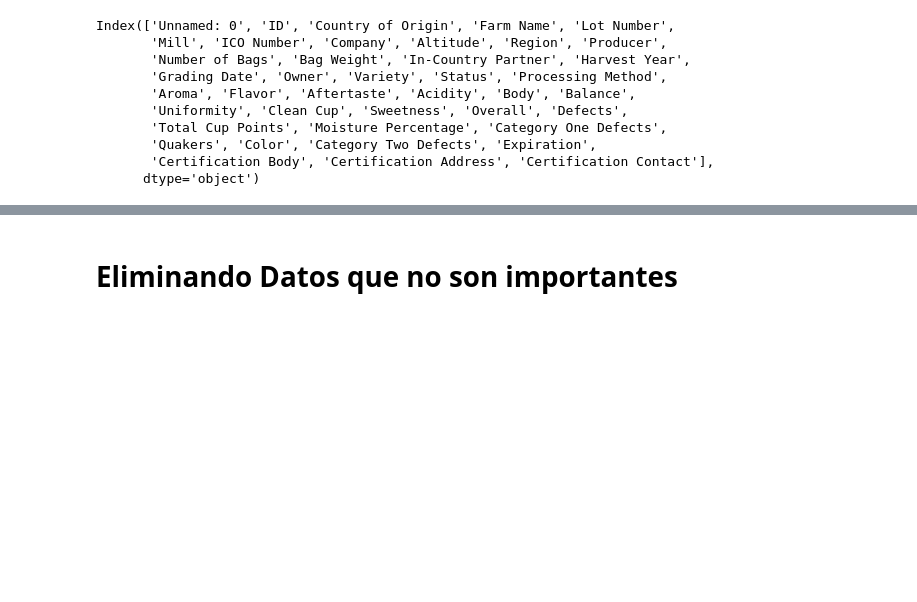
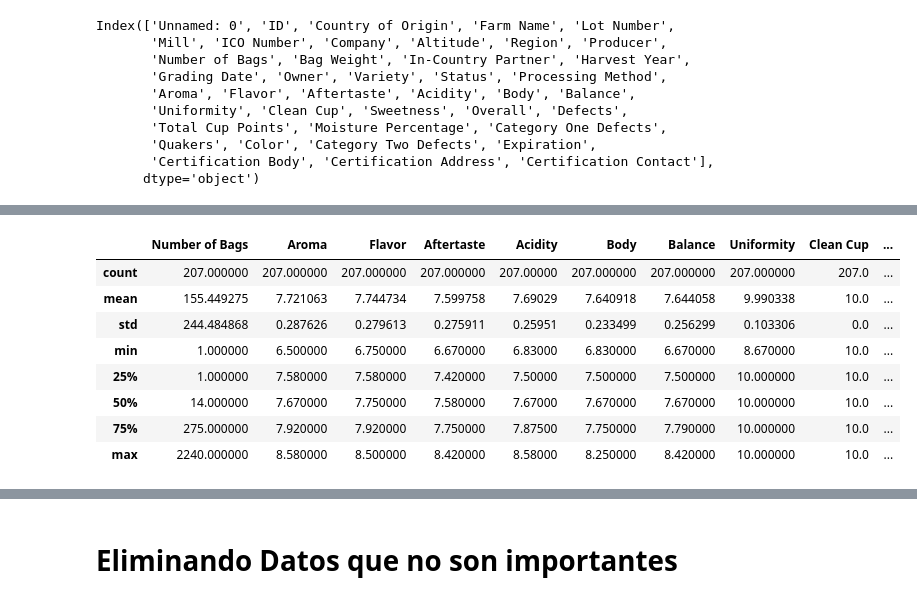
Before and after one commit to QuiqueCov/Maestria, a Jupyter notebook: GranosDeCafe.ipynb, the cells around one changed output, grey strips where cells are left out. Cells and saved outputs as stored; diff of their text form; code cells hidden in the pictures; blank space fills up the shorter version.

```diff
--- a/GranosDeCafe.ipynb
+++ b/GranosDeCafe.ipynb
@@ -82,0 +126,2 @@ Index(['Unnamed: 0', 'ID', 'Country of Origin', 'Farm Name', 'Lot Number',
+# %%
+df = data.copy()
@@ -82,0 +144,3 @@ Index(['Unnamed: 0', 'ID', 'Country of Origin', 'Farm Name', 'Lot Number',
+# %%
+# Eliminando las primeras 2 columnas que creo que no sirven para mi analisis
+df = df.drop(columns = ['Unnamed: 0', 'ID'])
@@ -82,0 +158,13 @@ Index(['Unnamed: 0', 'ID', 'Country of Origin', 'Farm Name', 'Lot Number',
+# %%
+# ahora volvere a inspeccionar el dataset
+df.describe()
+# %% [output]
+|  | Number of Bags | Aroma | Flavor | Aftertaste | Acidity | Body | Balance | Uniformity | Clean Cup | ... |
+| count | 207.000000 | 207.000000 | 207.000000 | 207.000000 | 207.00000 | 207.000000 | 207.000000 | 207.000000 | 207.0 | ... |
+| mean | 155.449275 | 7.721063 | 7.744734 | 7.599758 | 7.69029 | 7.640918 | 7.644058 | 9.990338 | 10.0 | ... |
+| std | 244.484868 | 0.287626 | 0.279613 | 0.275911 | 0.25951 | 0.233499 | 0.256299 | 0.103306 | 0.0 | ... |
+| min | 1.000000 | 6.500000 | 6.750000 | 6.670000 | 6.83000 | 6.830000 | 6.670000 | 8.670000 | 10.0 | ... |
+| 25% | 1.000000 | 7.580000 | 7.580000 | 7.420000 | 7.50000 | 7.500000 | 7.500000 | 10.000000 | 10.0 | ... |
+| 50% | 14.000000 | 7.670000 | 7.750000 | 7.580000 | 7.67000 | 7.670000 | 7.670000 | 10.000000 | 10.0 | ... |
+| 75% | 275.000000 | 7.920000 | 7.920000 | 7.750000 | 7.87500 | 7.750000 | 7.790000 | 10.000000 | 10.0 | ... |
+| max | 2240.000000 | 8.580000 | 8.500000 | 8.420000 | 8.58000 | 8.250000 | 8.420000 | 10.000000 | 10.0 | ... |
```
Also changed, not shown: parts of 12 cells of this notebook.
